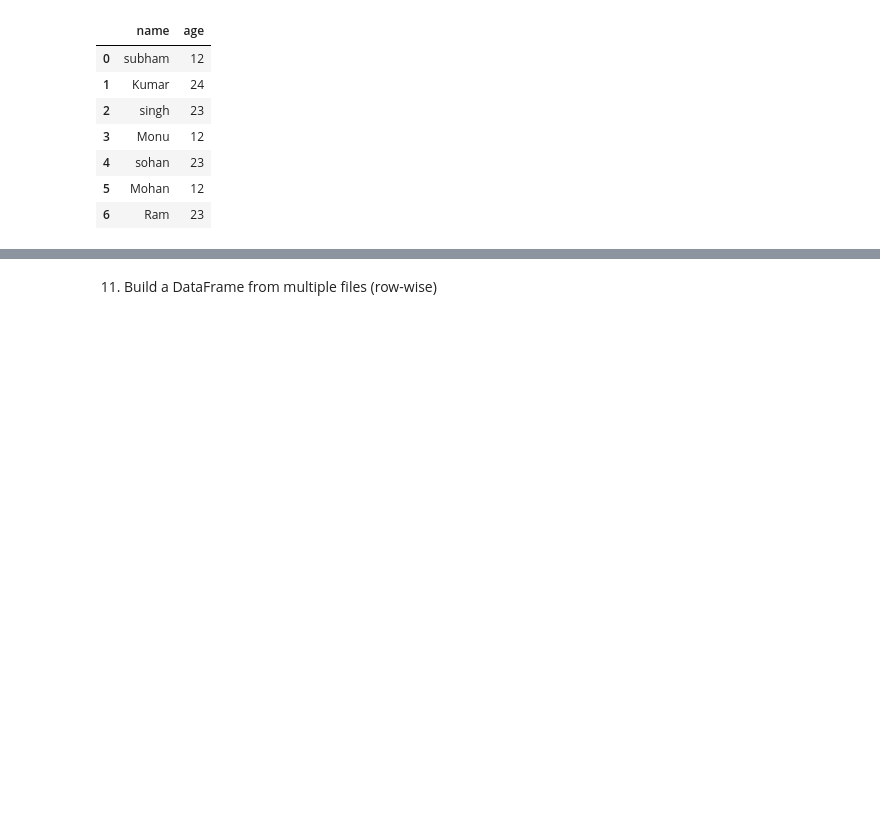
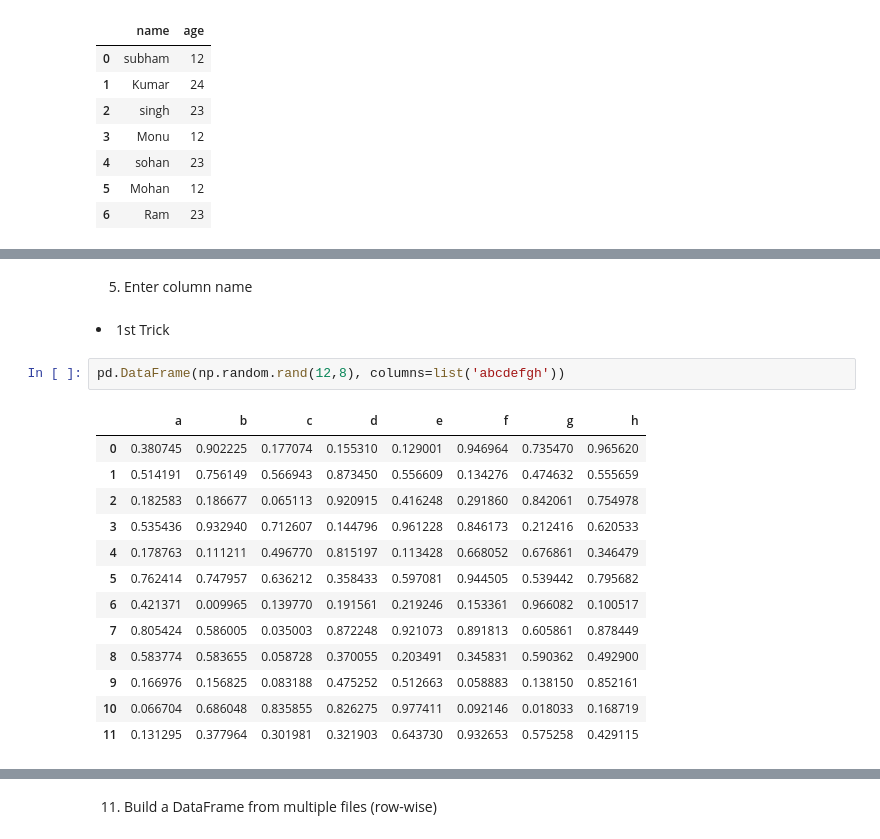
Before and after one commit to 960Subhamsingh/Python-oops-concept, a Jupyter notebook: pandas/Basics_pandas.ipynb, the cells around one changed output, grey strips where cells are left out. Cells and saved outputs as stored; diff of their text form; blank space fills up the shorter version.

```diff
--- a/pandas/Basics_pandas.ipynb
+++ b/pandas/Basics_pandas.ipynb
@@ -67,0 +72,20 @@ pd.DataFrame()
+# %% [markdown]
+5. Enter column name
+# %% [markdown]
+<li>  1st Trick  </li>
+# %%
+pd.DataFrame(np.random.rand(12,8), columns=list('abcdefgh'))
+# %% [output]
+|  | a | b | c | d | e | f | g | h |
+| 0 | 0.380745 | 0.902225 | 0.177074 | 0.155310 | 0.129001 | 0.946964 | 0.735470 | 0.965620 |
+| 1 | 0.514191 | 0.756149 | 0.566943 | 0.873450 | 0.556609 | 0.134276 | 0.474632 | 0.555659 |
+| 2 | 0.182583 | 0.186677 | 0.065113 | 0.920915 | 0.416248 | 0.291860 | 0.842061 | 0.754978 |
+| 3 | 0.535436 | 0.932940 | 0.712607 | 0.144796 | 0.961228 | 0.846173 | 0.212416 | 0.620533 |
+| 4 | 0.178763 | 0.111211 | 0.496770 | 0.815197 | 0.113428 | 0.668052 | 0.676861 | 0.346479 |
+| 5 | 0.762414 | 0.747957 | 0.636212 | 0.358433 | 0.597081 | 0.944505 | 0.539442 | 0.795682 |
+| 6 | 0.421371 | 0.009965 | 0.139770 | 0.191561 | 0.219246 | 0.153361 | 0.966082 | 0.100517 |
+| 7 | 0.805424 | 0.586005 | 0.035003 | 0.872248 | 0.921073 | 0.891813 | 0.605861 | 0.878449 |
+| 8 | 0.583774 | 0.583655 | 0.058728 | 0.370055 | 0.203491 | 0.345831 | 0.590362 | 0.492900 |
+| 9 | 0.166976 | 0.156825 | 0.083188 | 0.475252 | 0.512663 | 0.058883 | 0.138150 | 0.852161 |
+| 10 | 0.066704 | 0.686048 | 0.835855 | 0.826275 | 0.977411 | 0.092146 | 0.018033 | 0.168719 |
+| 11 | 0.131295 | 0.377964 | 0.301981 | 0.321903 | 0.643730 | 0.932653 | 0.575258 | 0.429115 |
```
Also changed, not shown: parts of 45 cells of this notebook.
